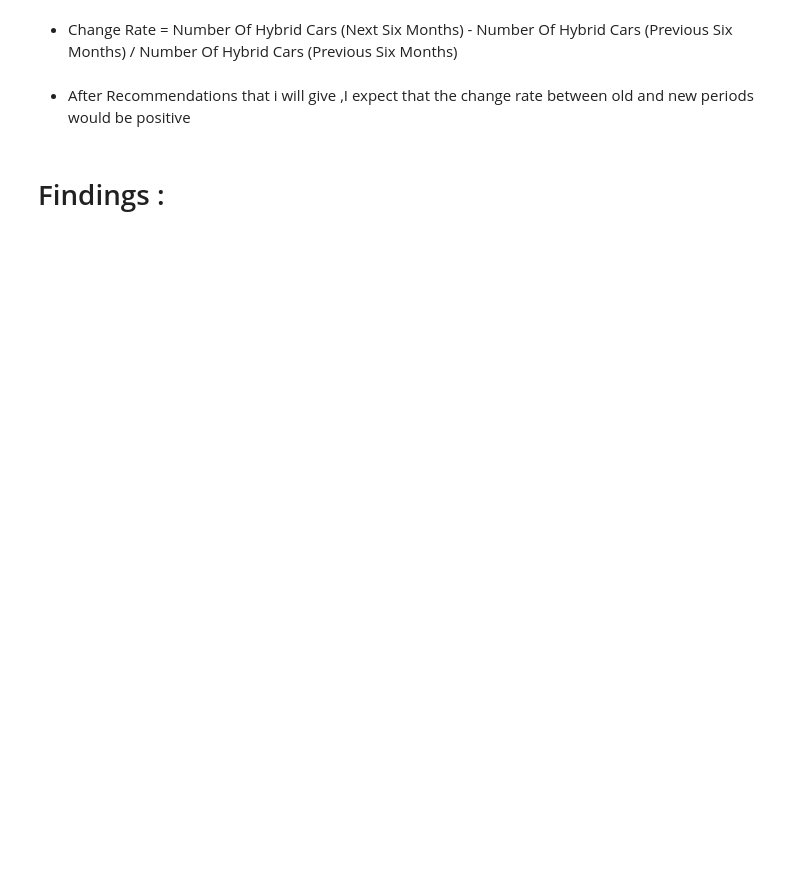
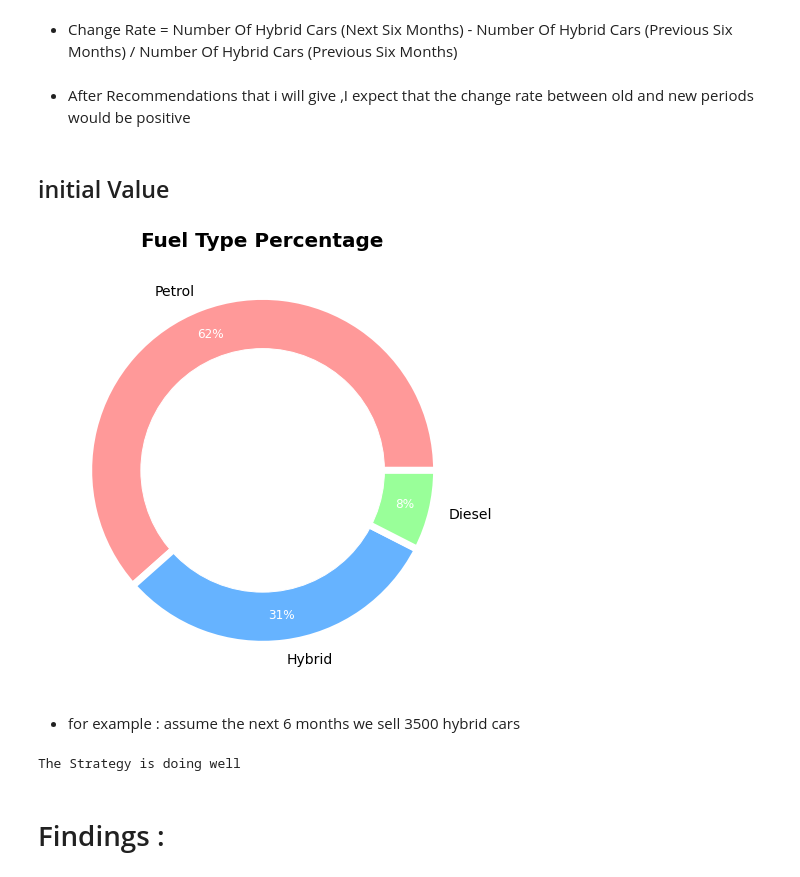
Before and after one commit to MahmoudAdel-hub/UK_Cars, a Jupyter notebook: Cars.ipynb, the cells around one changed output. Cells and saved outputs as stored; diff of their text form; code cells hidden in the pictures; blank space fills up the shorter version.

```diff
--- a/Cars.ipynb
+++ b/Cars.ipynb
@@ -456,14 +456,3 @@ df
 | 6697 | Urban Cruiser | 2011 | 3995 | Manual | 60700 | Petrol | 125 | 50.4 | 1.3 |
 | 6698 | Urban Cruiser | 2011 | 4495 | Manual | 45128 | Petrol | 125 | 50.4 | 1.3 |
 6592 rows × 9 columns
-# %%
-fig, ax = plt.subplots(figsize=(14,8))
-bars = sns.countplot(data=df,x='fuelType',ax=ax,color='#66b3ff')
-plt.title('Fuel Type Proportion',size=20,fontweight='bold')
-plt.box(False)
-for _ in bars.containers:
-    bars.bar_label(_)
-plt.yticks([])
-plt.ylabel('')
-plt.xlabel('Fuel Type',fontweight='bold',size=14)
-plt.show()
@@ -821,6 +830,31 @@ plt.show()
 - Change Rate = Number Of Hybrid Cars (Next Six Months) - Number Of Hybrid Cars (Previous Six Months) / Number Of Hybrid Cars (Previous Six Months)
 # %% [markdown]
 - After Recommendations that i will give ,I expect that the change rate between old and new periods would be positive
+# %% [markdown]
+## initial Value
+# %%
+circle = plt.Circle((0,0),0.7,color='white')
+fig, ax = plt.subplots(figsize=(14,8))
+colors = ['#ff9999','#66b3ff','#99ff99','#ffcc99']
+wedges, texts, autotexts =ax.pie(df['fuelType'].value_counts().nlargest(3), labels=[_ for _ in df['fuelType'].value_counts().nlargest(3).index], colors=colors, wedgeprops={'linewidth': 7, 'edgecolor': 'white'},autopct='%.0f%%',pctdistance=0.84)
+ax.add_artist(circle)
+plt.setp(autotexts, size=12, color='white')
+for label in texts:
+    label.set_fontsize(14)
+plt.title('Fuel Type Percentage',size=20,fontweight='bold')
+plt.show()
+# %% [output]
+[figure, added]
+# %% [markdown]
+- for example :
+assume the next 6 months we sell 3500 hybrid cars
+# %%
+if (3500 - df['fuelType'].value_counts()['Hybrid']) /df['fuelType'].value_counts()['Hybrid']*100 > 0:
+    print("The Strategy is doing well")
+else :
+    print("The Strategy isn't doing well")
+# %% [output]
+The Strategy is doing well
 # %% [markdown]
 # Findings :
 # %% [markdown]
```
Also changed, not shown: parts of 103 cells of this notebook.
